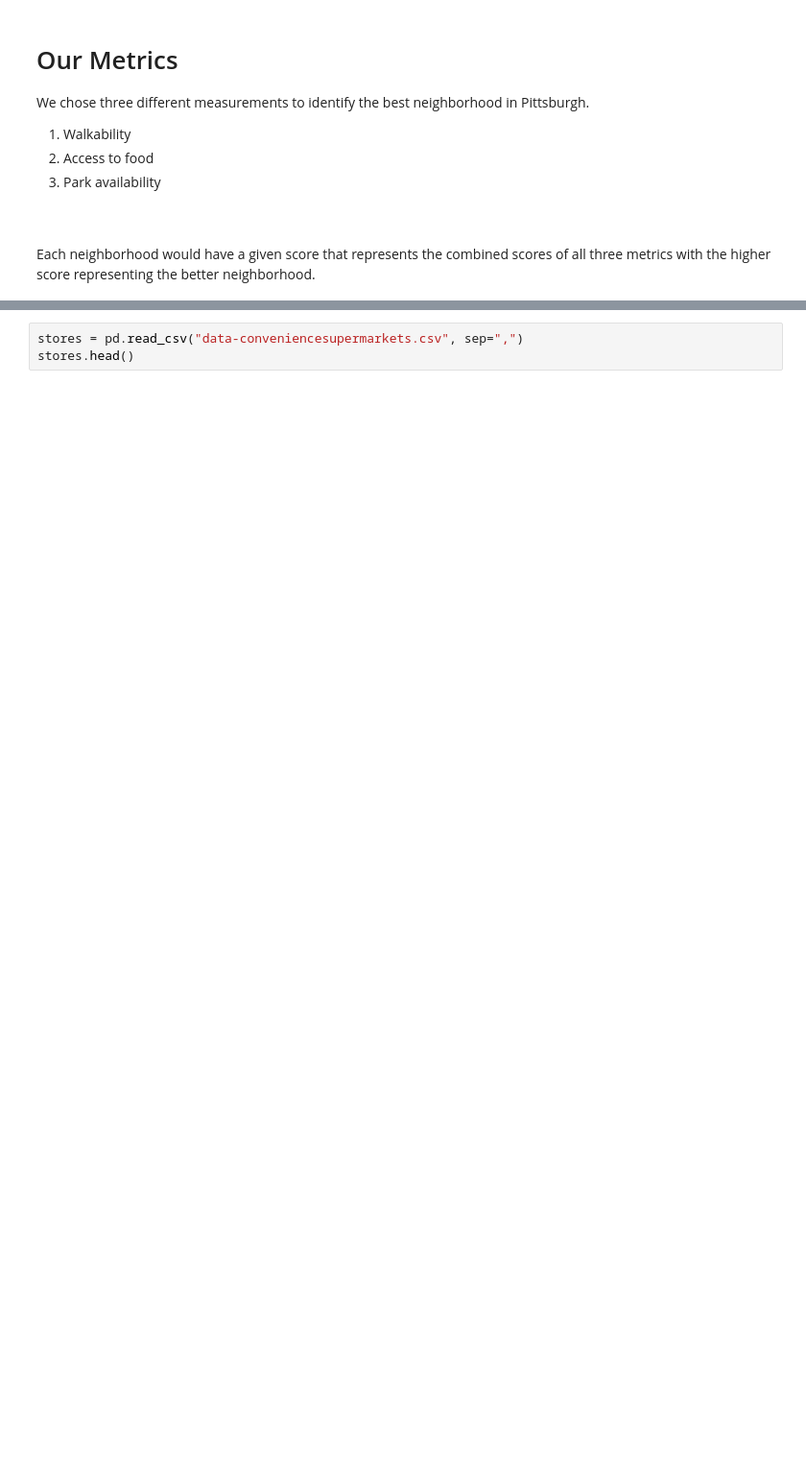
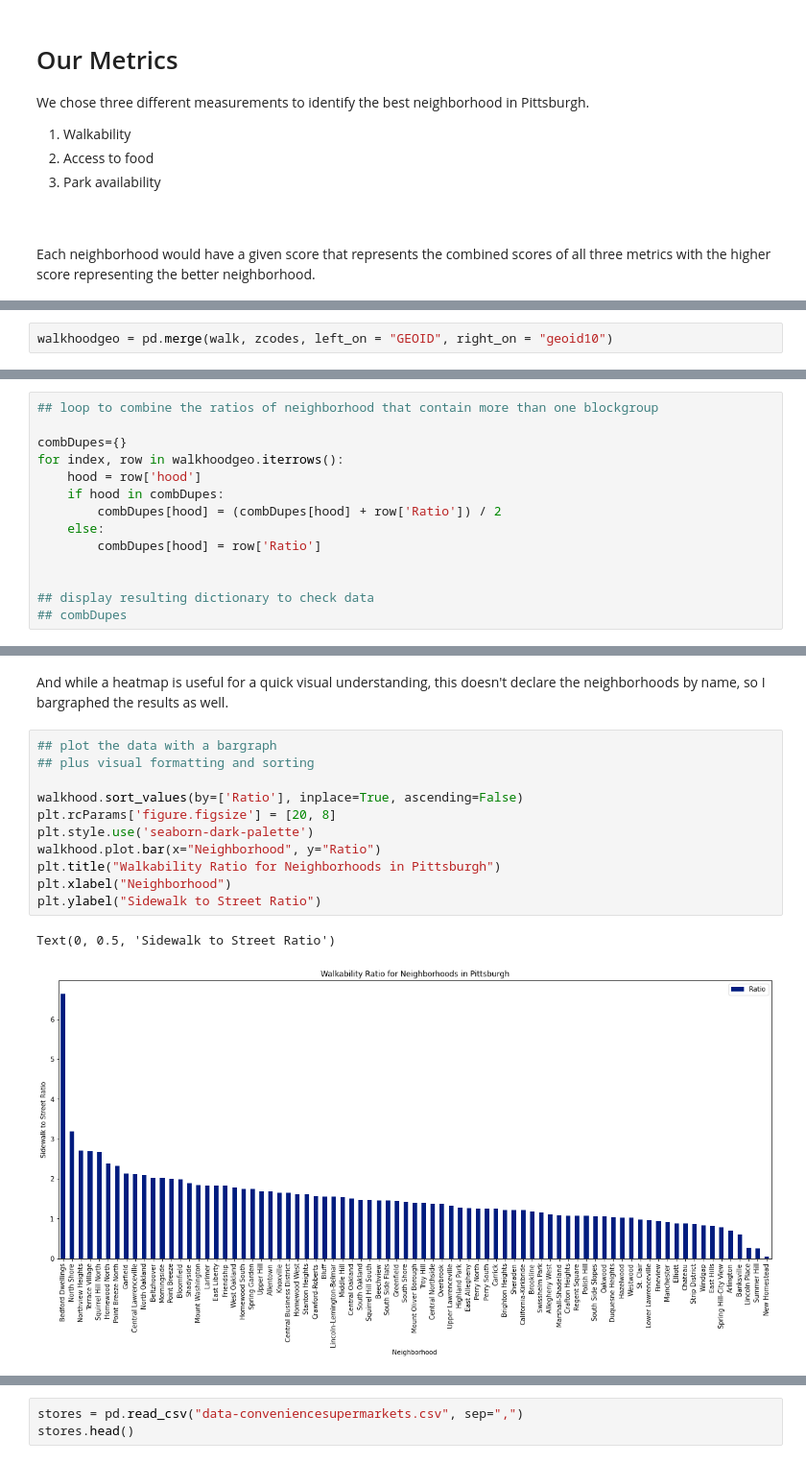
Before and after one commit to Sixces/Big-Ideas-FInal-Project, a Jupyter notebook: main.ipynb, the cells around one changed output, grey strips where cells are left out. Shown at 96% size. Cells and saved outputs as stored; diff of their text form; blank space fills up the shorter version.

```diff
--- a/main.ipynb
+++ b/main.ipynb
@@ -46,0 +39,2 @@ One problem is, one zipcode can contain multiple of these particular GEOIDs, so
+# %%
+walkhoodgeo = pd.merge(walk, zcodes, left_on = "GEOID", right_on = "geoid10")
@@ -46,0 +54,14 @@ One problem is, one zipcode can contain multiple of these particular GEOIDs, so
+# %%
+## loop to combine the ratios of neighborhood that contain more than one blockgroup
+
+combDupes={}
+for index, row in walkhoodgeo.iterrows():
+    hood = row['hood']
+    if hood in combDupes:
+        combDupes[hood] = (combDupes[hood] + row['Ratio']) / 2
+    else:
+        combDupes[hood] = row['Ratio']
+
+
+## display resulting dictionary to check data
+## combDupes
@@ -46,0 +113,16 @@ One problem is, one zipcode can contain multiple of these particular GEOIDs, so
+# %% [markdown]
+And while a heatmap is useful for a quick visual understanding, this doesn't declare the neighborhoods by name, so I bargraphed the results as well.
+# %%
+## plot the data with a bargraph
+## plus visual formatting and sorting
+
+walkhood.sort_values(by=['Ratio'], inplace=True, ascending=False)
+plt.rcParams['figure.figsize'] = [20, 8]
+plt.style.use('seaborn-dark-palette')
+walkhood.plot.bar(x="Neighborhood", y="Ratio")
+plt.title("Walkability Ratio for Neighborhoods in Pittsburgh")
+plt.xlabel("Neighborhood")
+plt.ylabel("Sidewalk to Street Ratio")
+# %% [output]
+Text(0, 0.5, 'Sidewalk to Street Ratio')
+[figure, added]
```
Also changed, not shown: parts of 32 cells of this notebook.
